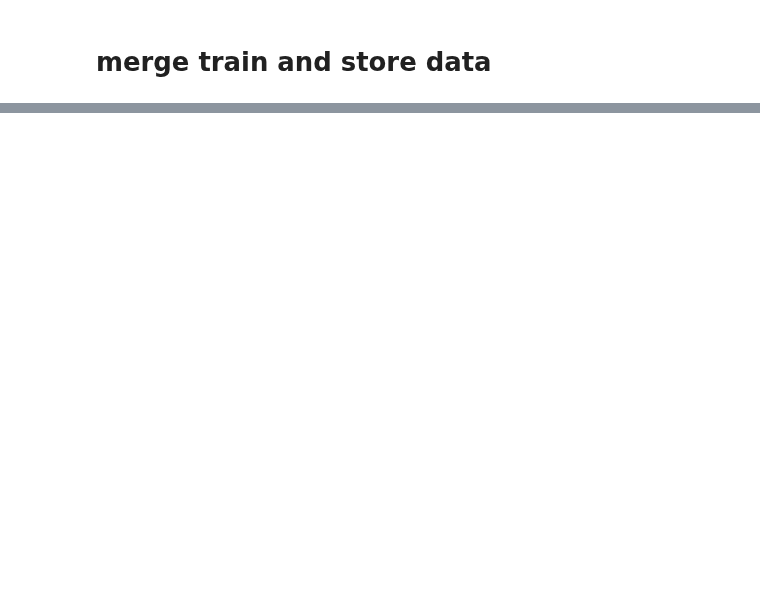
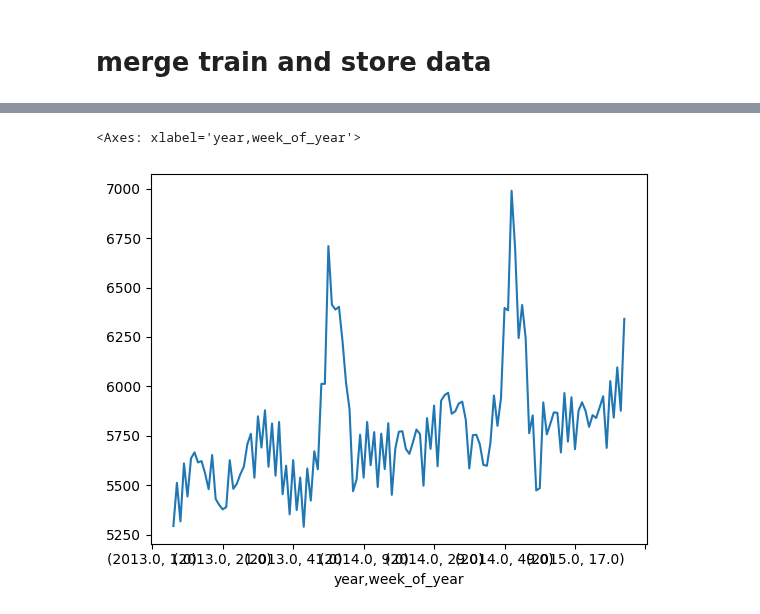
Before and after one commit to Bratpfannengamer/Rossmann, a Jupyter notebook: notebook.ipynb, the cells around one changed output, grey strips where cells are left out. Drawn from its saved outputs; the diff is of its cells as text; code cells hidden in the pictures; blank space fills up the shorter version.

```diff
--- a/notebook.ipynb
+++ b/notebook.ipynb
@@ -254,0 +283,11 @@ df_train_store.head()
+# %%
+#convert every column to float and drop those you cant convert to float
+for col in df_train_store.columns:
+    try:
+        df_train_store[col] = df_train_store[col].astype(float)
+    except:
+        df_train_store.drop(col, axis=1, inplace=True)
+
+
+
+df_train_store.info()
@@ -254,0 +312,7 @@ df_train_store.head()
+# %%
+# plot sales by year and week of year rolling mean
+
+df_train_store.groupby(['year','week_of_year'])['sales'].mean().rolling(7).mean().plot()
+# %% [output]
+<Axes: xlabel='year,week_of_year'>
+[figure, added]
```
Also changed, not shown: parts of 23 cells of this notebook, 1 other file.
